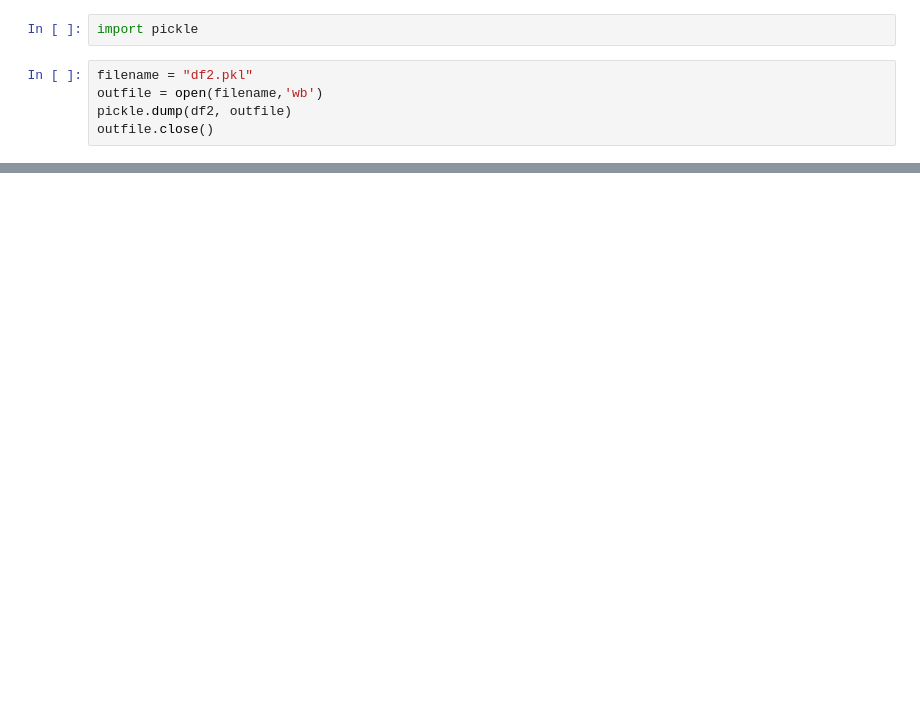
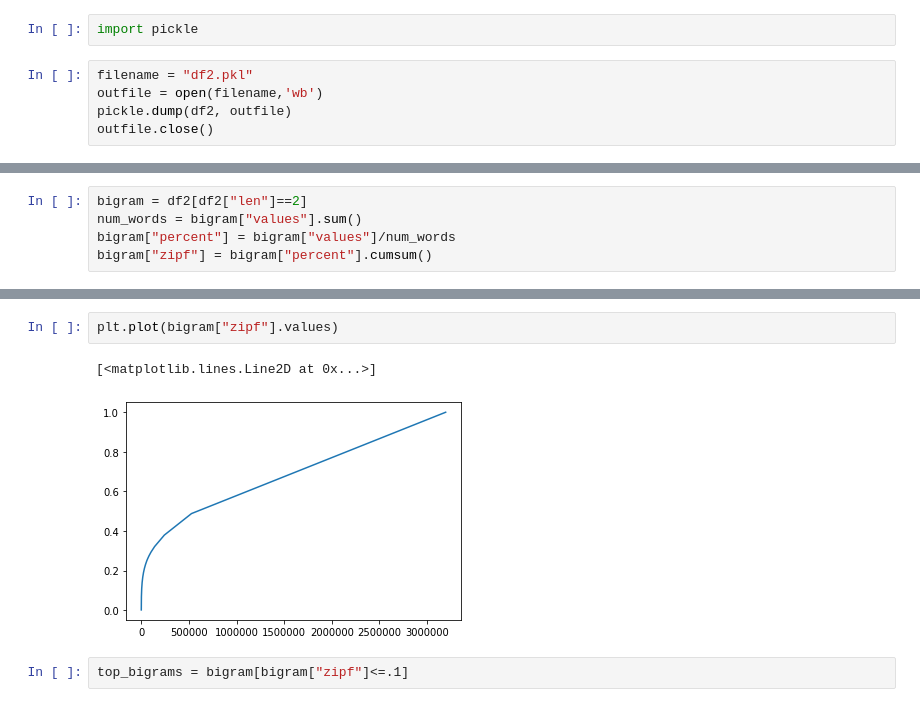
Before and after one commit to crawftv/latin_project, a Jupyter notebook: scrape persues.ipynb, the cells around one changed output, grey strips where cells are left out. Drawn from its saved outputs; the diff is of its cells as text; blank space fills up the shorter version.

```diff
--- a/scrape persues.ipynb
+++ b/scrape persues.ipynb
@@ -330,0 +391,5 @@ outfile.close()
+# %%
+bigram = df2[df2["len"]==2]
+num_words = bigram["values"].sum()
+bigram["percent"] = bigram["values"]/num_words
+bigram["zipf"] = bigram["percent"].cumsum()
@@ -330,0 +407,7 @@ outfile.close()
+# %%
+plt.plot(bigram["zipf"].values)
+# %% [output]
+[<matplotlib.lines.Line2D at 0x...>]
+[figure, added]
+# %%
+top_bigrams = bigram[bigram["zipf"]<=.1]
```
Also changed, not shown: parts of 38 cells of this notebook, 3 other files.
